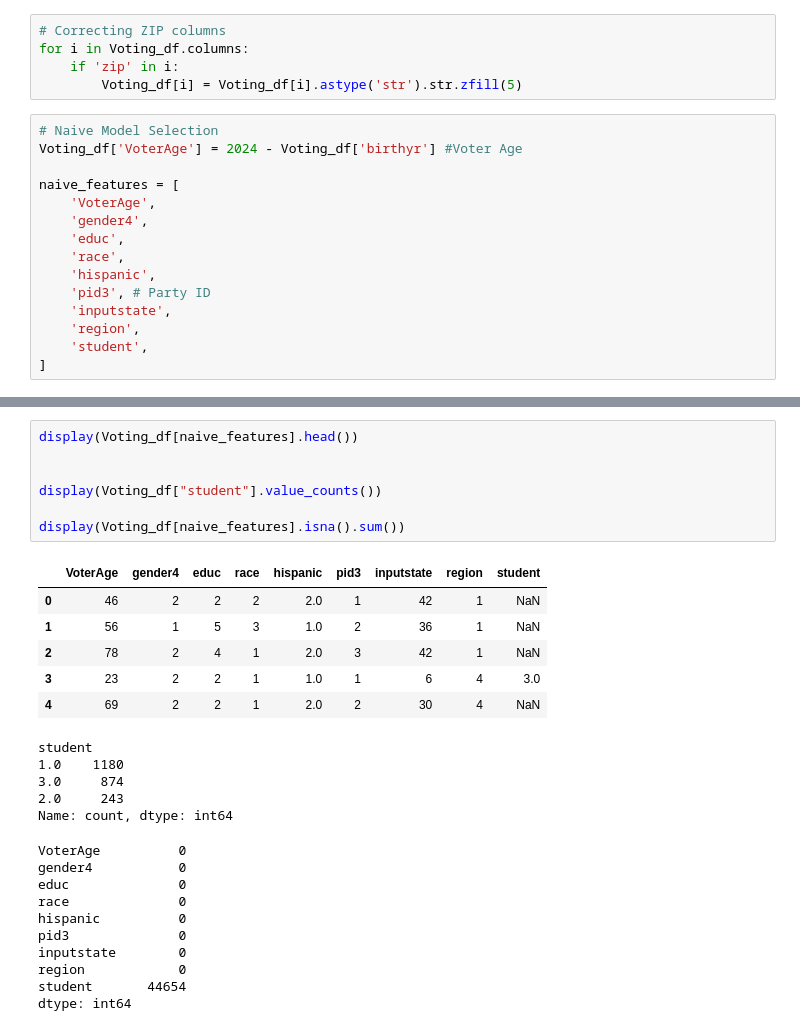
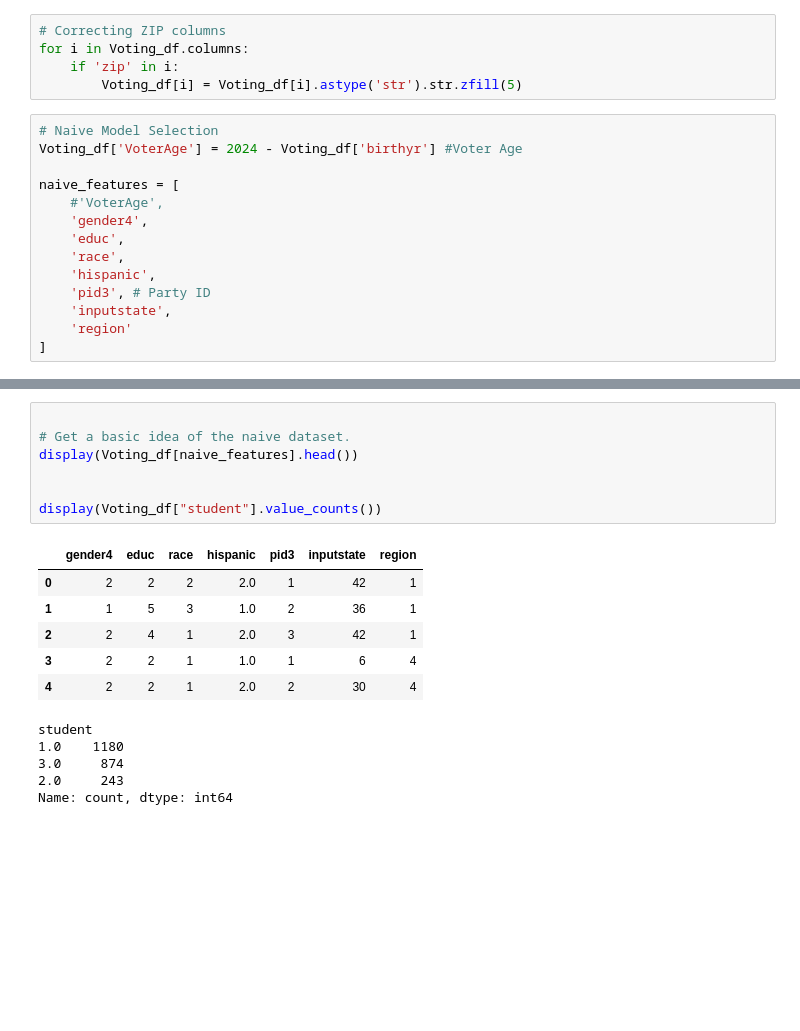
Before and after one commit to agtrinidad/s26-hnz-voter-predictors, a Jupyter notebook: g17_gavin_workspace.ipynb, the cells around one changed output, grey strips where cells are left out. Cells and saved outputs as stored; diff of their text form; blank space fills up the shorter version.

Commit message:
Naive model basic buildout with only the categorical variables used

```diff
--- a/g17_gavin_workspace.ipynb
+++ b/g17_gavin_workspace.ipynb
@@ -922,13 +925,12 @@ for i in Voting_df.columns:
 Voting_df['VoterAge'] = 2024 - Voting_df['birthyr'] #Voter Age
 
 naive_features = [
-    'VoterAge',
+    #'VoterAge',
     'gender4',
     'educ',
     'race',
     'hispanic',
     'pid3', # Party ID
     'inputstate',
-    'region',
-    'student',
+    'region'
 ]
@@ -935,29 +1084,19 @@ naive_features = [
 # %%
+
+# Get a basic idea of the naive dataset.
 display(Voting_df[naive_features].head())
 
 
 display(Voting_df["student"].value_counts())
-
-display(Voting_df[naive_features].isna().sum())
 # %% [output]
-|  | VoterAge | gender4 | educ | race | hispanic | pid3 | inputstate | region | student |
-| 0 | 46 | 2 | 2 | 2 | 2.0 | 1 | 42 | 1 | NaN |
-| 1 | 56 | 1 | 5 | 3 | 1.0 | 2 | 36 | 1 | NaN |
-| 2 | 78 | 2 | 4 | 1 | 2.0 | 3 | 42 | 1 | NaN |
-| 3 | 23 | 2 | 2 | 1 | 1.0 | 1 | 6 | 4 | 3.0 |
-| 4 | 69 | 2 | 2 | 1 | 2.0 | 2 | 30 | 4 | NaN |
+|  | gender4 | educ | race | hispanic | pid3 | inputstate | region |
+| 0 | 2 | 2 | 2 | 2.0 | 1 | 42 | 1 |
+| 1 | 1 | 5 | 3 | 1.0 | 2 | 36 | 1 |
+| 2 | 2 | 4 | 1 | 2.0 | 3 | 42 | 1 |
+| 3 | 2 | 2 | 1 | 1.0 | 1 | 6 | 4 |
+| 4 | 2 | 2 | 1 | 2.0 | 2 | 30 | 4 |
 student
 1.0    1180
 3.0     874
 2.0     243
 Name: count, dtype: int64
-VoterAge          0
-gender4           0
-educ              0
-race              0
-hispanic          0
-pid3              0
-inputstate        0
-region            0
-student       44654
-dtype: int64
```
Also changed, not shown: parts of 19 cells of this notebook.
